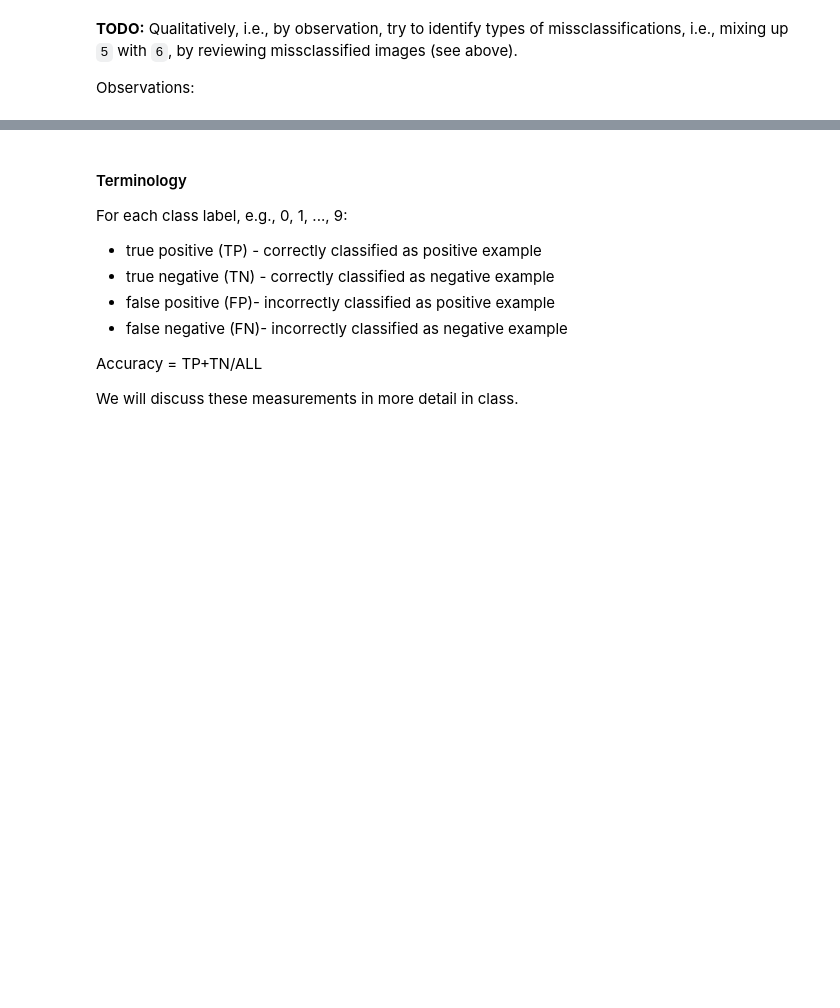
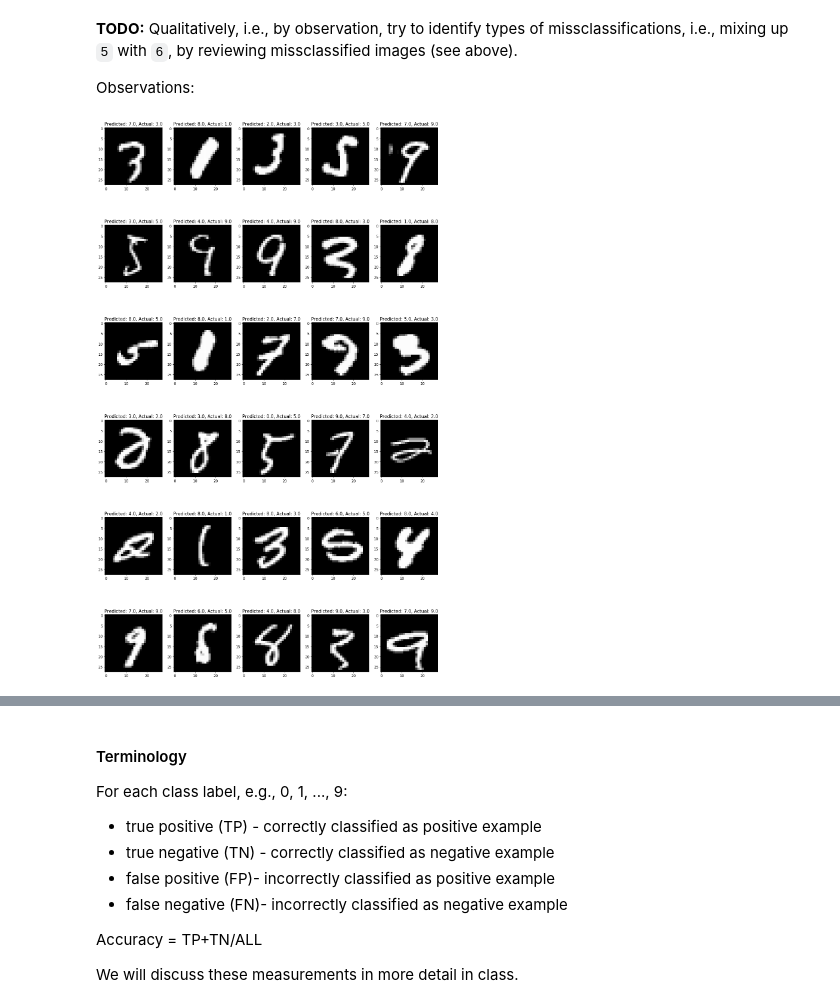
Before and after one commit to gagandaroach/artificial-intelligence, a Jupyter notebook: lab_8/multinomial_classification.ipynb, the cells around one changed output, grey strips where cells are left out. Drawn from its saved outputs; the diff is of its cells as text; code cells hidden in the pictures; blank space fills up the shorter version.

Commit message:
finish lab8, logistic regression on mnist data set

```diff
--- a/lab_8/multinomial_classification.ipynb
+++ b/lab_8/multinomial_classification.ipynb
@@ -151,0 +183,4 @@ logisticRegression.fit(train_img, train_lbl)
+# %%
+logReg2 = sklearn.linear_model.LogisticRegression(solver='saga', max_iter=1000, multi_class='auto', n_jobs=-1, C=50, penalty='l1', tol=0.1)
+# %%
+logReg2.fit(train_img, train_lbl)
@@ -153,6 +197,8 @@ logisticRegression.fit(train_img, train_lbl)
 #### Obtain Step 4.
 
 **TODO:** Predict labels on hold out data. As a sanity test, first predict labels on the first ten test images.
+# %%
+logisticRegression = logReg2
 # %%
 # your work here
 # Note: predict returns a NumPy Array
@@ -163,4 +219,4 @@ logisticRegression.
 # %%
 # Returns a NumPy Array
 # Predict for One Observation (image)
-predictions =
+predictions = logisticRegression.predict(test_img)
@@ -252,3 +342,12 @@ for plotIndex, badIndex in enumerate(misclassifiedIndexes[0:5]):
 **TODO:** Qualitatively, i.e., by observation, try to identify types of missclassifications, i.e., mixing up `5` with `6`, by reviewing missclassified images (see above).
 
 Observations:
+# %%
+plt.figure(figsize=(20,35))
+for plotIndex, badIndex in enumerate(misclassifiedIndexes[5:35]):
+#     print(plotIndex, badIndex)
+    plt.subplot(6, 5, plotIndex + 1)
+    plt.imshow(np.reshape(test_img[badIndex], (28,28)), cmap=plt.cm.gray)
+    plt.title('Predicted: {}, Actual: {}'.format(predictions[badIndex], test_lbl[badIndex]), fontsize = 15)
+# %% [output]
+[figure, added]
```
Also changed, not shown: parts of 34 cells of this notebook, 3 other files.
